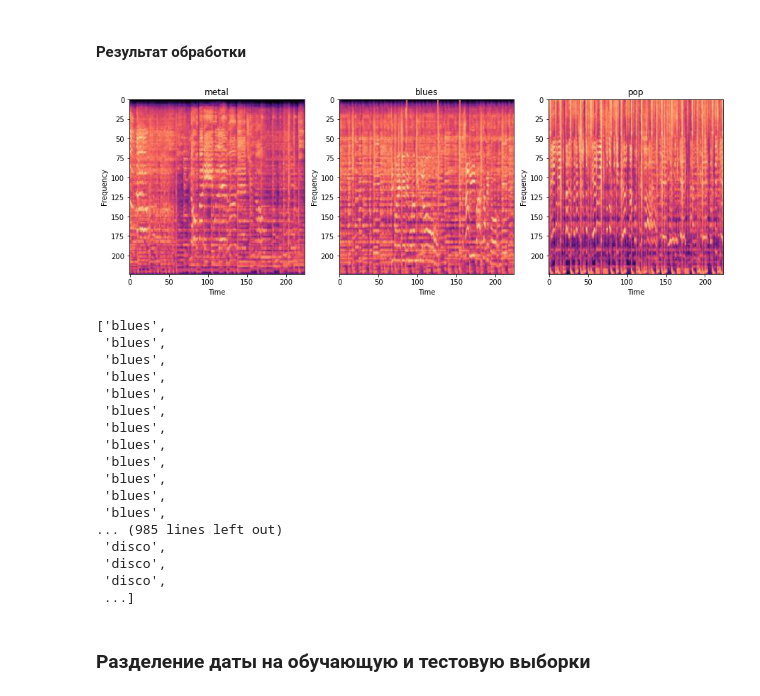
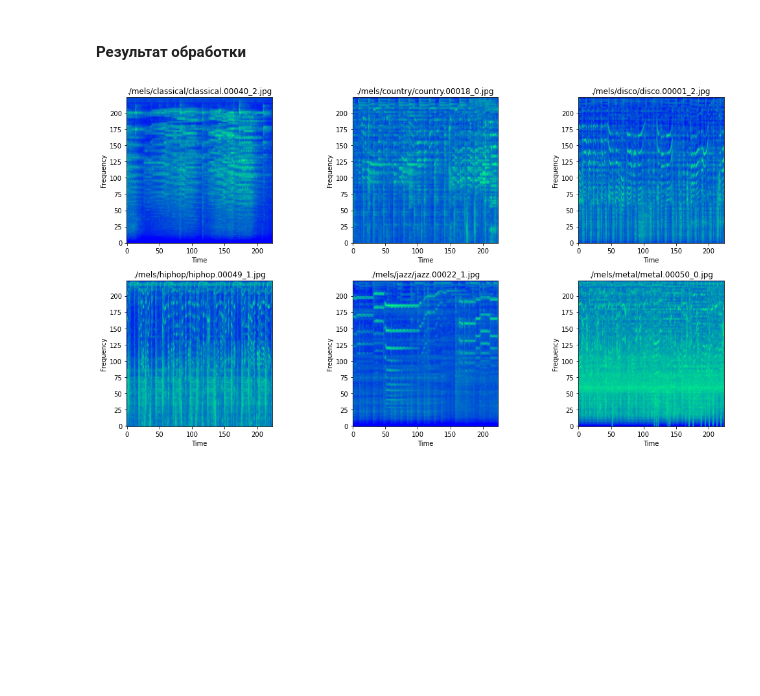
Before and after one commit to MSTarakanov/CNN_genre_classification, a Jupyter notebook: CNN.ipynb, the cells around one changed output. Saved outputs shown, nothing was run; the diff lists cells and outputs as text; code cells hidden in the pictures; blank space fills up the shorter version.

```diff
--- a/CNN.ipynb
+++ b/CNN.ipynb
@@ -48,9 +54,17 @@ rock
 # %% [markdown]
 #### Случайный фрагмент из датасета
 # %%
-path = get_random_wav_path()
-print(path)
-audio, sr = librosa.load(path, dtype=np.float32)
+def random_file(path):
+    files_amount = len(os.listdir(path)) - 1
+    idx = np.random.randint(files_amount)
+    return path + '/' + os.listdir(path)[idx]
+def get_random_wav_path():
+    random_genre = random_file('./data')
+    return random_file(random_genre)
+
+random_wav = get_random_wav_path()
+print(random_wav)
+audio, sr = librosa.load(random_wav, dtype=np.float32)
 audio_length = audio.shape[0] / sr
 print(audio_length)
 starting_point = round(np.random.uniform(audio_length - 10))
@@ -63,18 +77,9 @@ ipd.Audio(data=x, rate=sr)
 # %% [markdown]
 #### Визуализация звуковых дорожек разных жанров, можно увидеть, что они сильно отличаются
 # %%
-def random_file(path):
-    """
-    Returns path to a random file in 'path' variable
-    """
-    files_amount = len(os.listdir(path)) - 1
-    idx = np.random.randint(files_amount)
-    return path + '/' + os.listdir(path)[idx]
-
 fig = plt.figure(figsize=(10, 5))
 for i in range(1, 4):
-    random_genre = random_file('./data')
-    random_wav = random_file(random_genre)
+    random_wav = get_random_wav_path()
     ax = fig.add_subplot(3, 1, i)
     y, sr = librosa.load(random_wav)
     librosa.display.waveplot(y[:10*sr], sr)
@@ -169,15 +149,15 @@ prepare_dataset()
 #### Результат обработки
 # %%
 fig = plt.figure(figsize=(15, 8))
-images = []
-for i in range(1, 4):
-    random_genre = random_file('./mels')
-    random_mel = random_file(random_genre), random_genre[7:]
-    ax = fig.add_subplot(1, 3, i)
-    im = Image.open(random_mel[0])
-    plt.title(random_mel[1])
+for i in range(1, 7):
+    genre = './mels/' + DIRS[i]
+    random_mel = random_file(genre), genre[7:]
+    ax = fig.add_subplot(2, 3, i)
+    im = cv2.imread(random_mel[0], cv2.IMREAD_GRAYSCALE)
+    plt.title(random_mel[0])
     plt.ylabel('Frequency')
     plt.xlabel('Time')
-    plt.imshow(im)
+    plt.imshow(im, cmap='winter', aspect='equal', origin="lower")
+fig.tight_layout()
 # %% [output]
-[figure, old version]
+[figure, new version]
@@ -199,22 +163,0 @@ for DIR in tqdm(DIRS):
-# %%
-labels_arr
-# %% [output]
-['blues',
- 'blues',
- 'blues',
- 'blues',
- 'blues',
- 'blues',
- 'blues',
- 'blues',
- 'blues',
- 'blues',
- 'blues',
- 'blues',
-... (985 lines left out)
- 'disco',
- 'disco',
- 'disco',
- ...]
-# %% [markdown]
-### Разделение даты на обучающую и тестовую выборки
```
Also changed, not shown: parts of 12 cells of this notebook.
